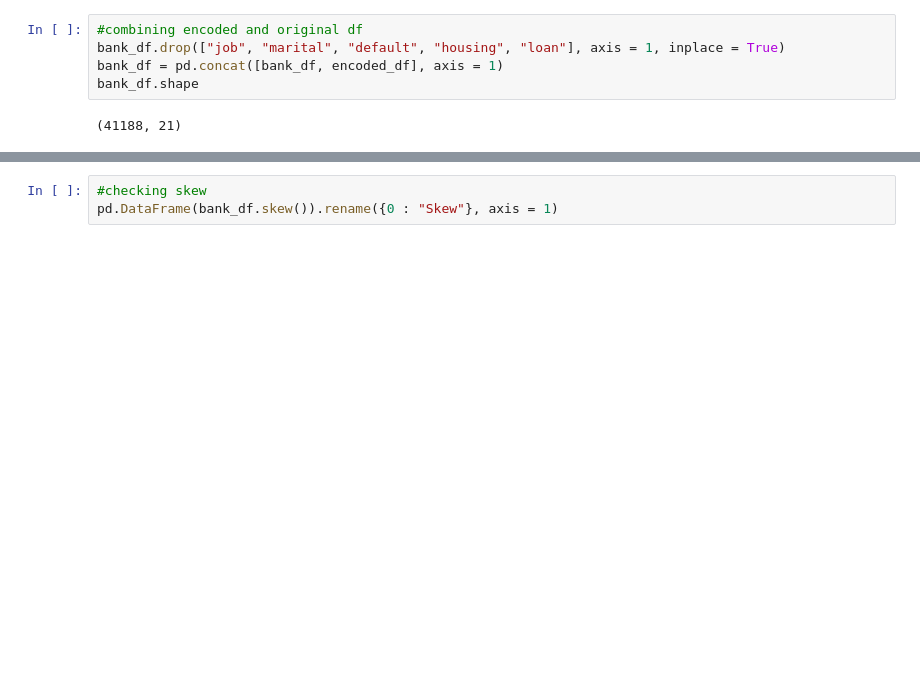
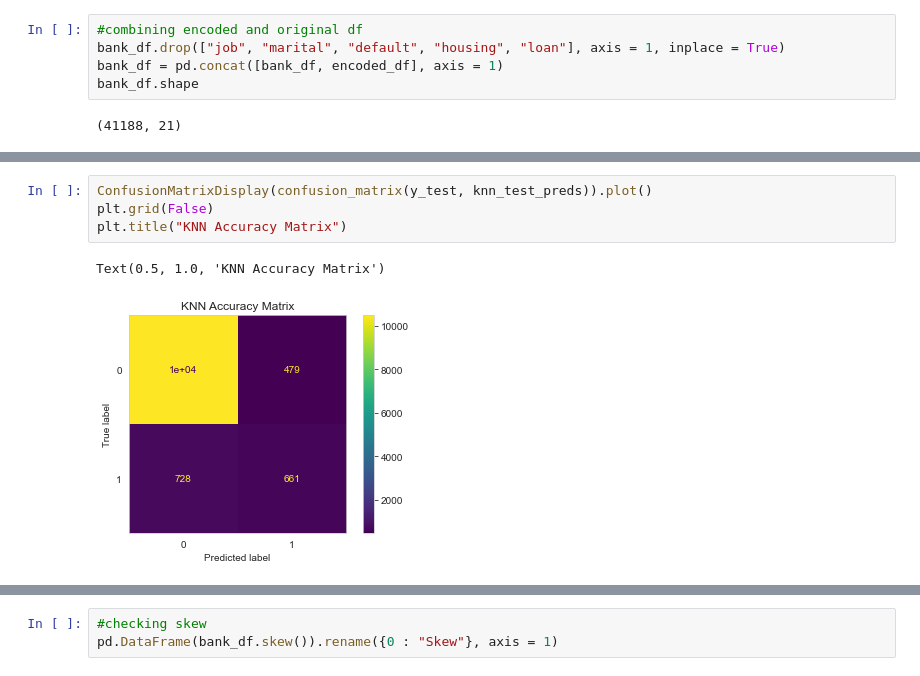
Before and after one commit to Lois-Wong/Marketing-Subscription-Classification, a Jupyter notebook: PAA_III.ipynb, the cells around one changed output, grey strips where cells are left out. Drawn from its saved outputs; the diff is of its cells as text; blank space fills up the shorter version.

```diff
--- a/PAA_III.ipynb
+++ b/PAA_III.ipynb
@@ -194,0 +360,7 @@ dtype: object
+# %%
+ConfusionMatrixDisplay(confusion_matrix(y_test, knn_test_preds)).plot()
+plt.grid(False)
+plt.title("KNN Accuracy Matrix")
+# %% [output]
+Text(0.5, 1.0, 'KNN Accuracy Matrix')
+[figure, added]
```
Also changed, not shown: parts of 96 cells of this notebook.
